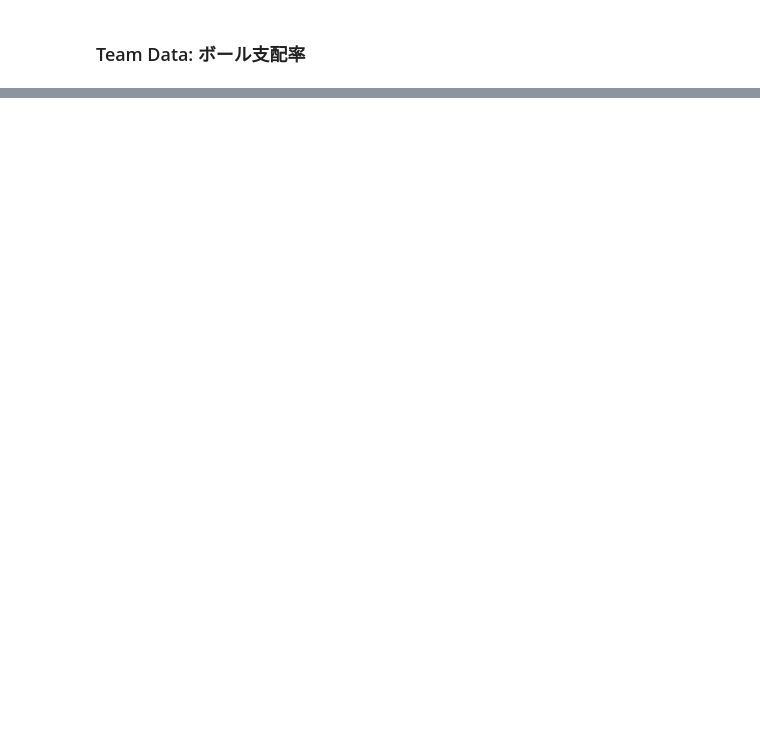
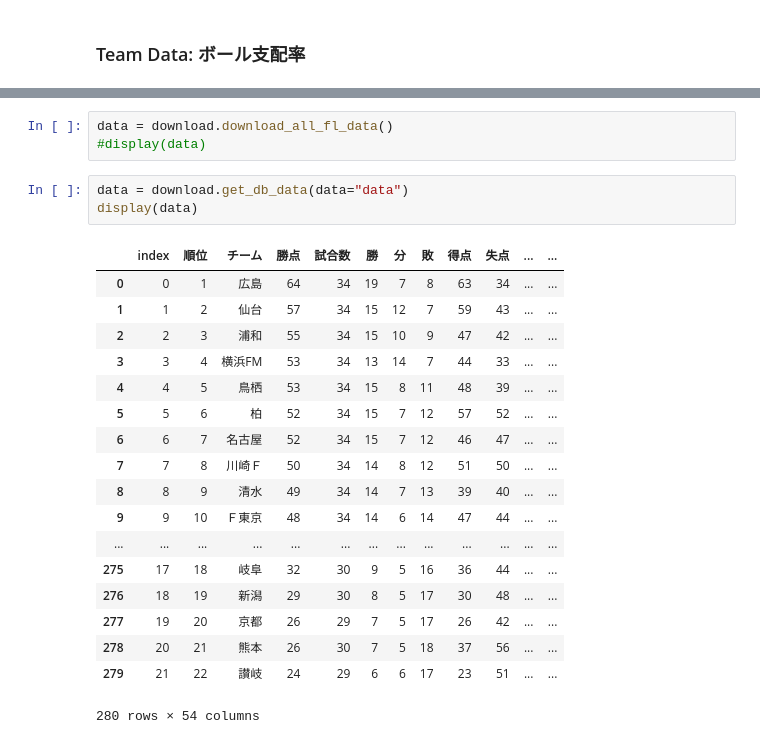
Before and after one commit to mark-n2/toto_notebook, a Jupyter notebook: 001_データ収集.ipynb, the cells around one changed output, grey strips where cells are left out. Cells and saved outputs as stored; diff of their text form; blank space fills up the shorter version.

```diff
--- a/001_データ収集.ipynb
+++ b/001_データ収集.ipynb
@@ -396,0 +375,25 @@ download.fl_get_possession(competition=2,year=2018)
+# %%
+data = download.download_all_fl_data()
+#display(data)
+# %%
+data = download.get_db_data(data="data")
+display(data)
+# %% [output]
+|  | index | 順位 | チーム | 勝点 | 試合数 | 勝 | 分 | 敗 | 得点 | 失点 | ... | ... |
+| 0 | 0 | 1 | 広島 | 64 | 34 | 19 | 7 | 8 | 63 | 34 | ... | ... |
+| 1 | 1 | 2 | 仙台 | 57 | 34 | 15 | 12 | 7 | 59 | 43 | ... | ... |
+| 2 | 2 | 3 | 浦和 | 55 | 34 | 15 | 10 | 9 | 47 | 42 | ... | ... |
+| 3 | 3 | 4 | 横浜FM | 53 | 34 | 13 | 14 | 7 | 44 | 33 | ... | ... |
+| 4 | 4 | 5 | 鳥栖 | 53 | 34 | 15 | 8 | 11 | 48 | 39 | ... | ... |
+| 5 | 5 | 6 | 柏 | 52 | 34 | 15 | 7 | 12 | 57 | 52 | ... | ... |
+| 6 | 6 | 7 | 名古屋 | 52 | 34 | 15 | 7 | 12 | 46 | 47 | ... | ... |
+| 7 | 7 | 8 | 川崎Ｆ | 50 | 34 | 14 | 8 | 12 | 51 | 50 | ... | ... |
+| 8 | 8 | 9 | 清水 | 49 | 34 | 14 | 7 | 13 | 39 | 40 | ... | ... |
+| 9 | 9 | 10 | Ｆ東京 | 48 | 34 | 14 | 6 | 14 | 47 | 44 | ... | ... |
+| ... | ... | ... | ... | ... | ... | ... | ... | ... | ... | ... | ... | ... |
+| 275 | 17 | 18 | 岐阜 | 32 | 30 | 9 | 5 | 16 | 36 | 44 | ... | ... |
+| 276 | 18 | 19 | 新潟 | 29 | 30 | 8 | 5 | 17 | 30 | 48 | ... | ... |
+| 277 | 19 | 20 | 京都 | 26 | 29 | 7 | 5 | 17 | 26 | 42 | ... | ... |
+| 278 | 20 | 21 | 熊本 | 26 | 30 | 7 | 5 | 18 | 37 | 56 | ... | ... |
+| 279 | 21 | 22 | 讃岐 | 24 | 29 | 6 | 6 | 17 | 23 | 51 | ... | ... |
+280 rows × 54 columns
```
Also changed, not shown: parts of 12 cells of this notebook, 3 other files.
